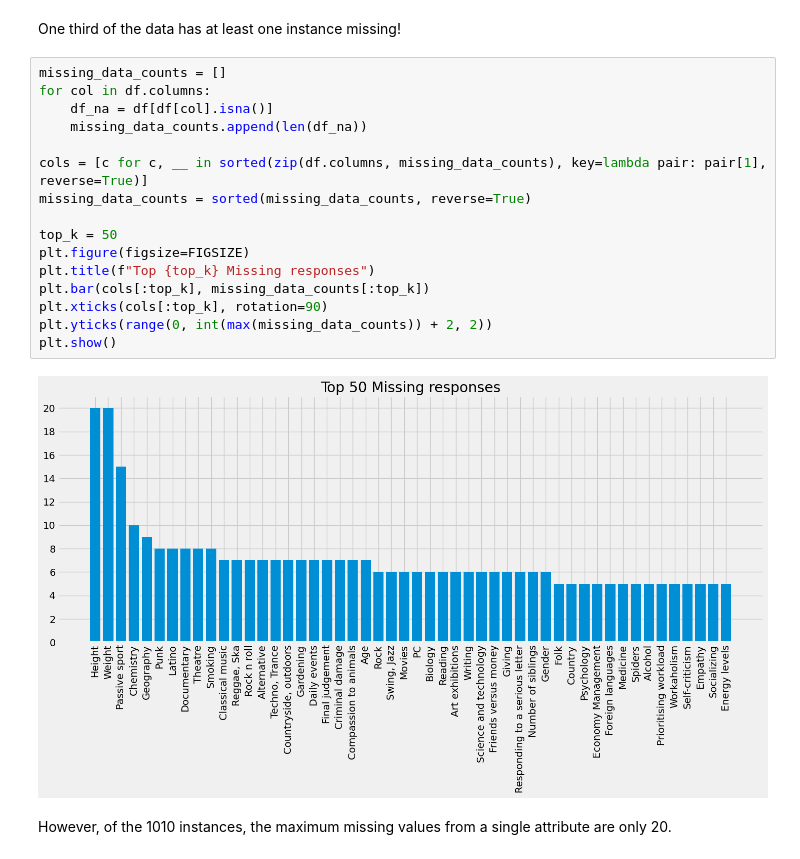
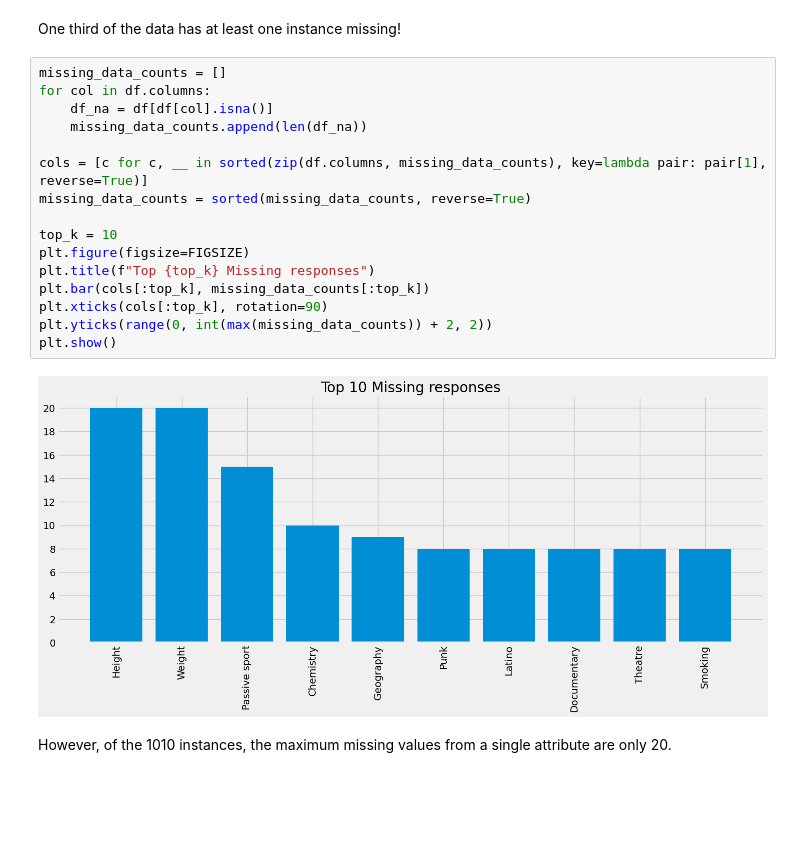
Before and after one commit to Armagaan/young-people-today, a Jupyter notebook: src/missing_value.ipynb, the cells around one changed output. Saved outputs shown, nothing was run; the diff lists cells and outputs as text; blank space fills up the shorter version.

```diff
--- a/src/missing_value.ipynb
+++ b/src/missing_value.ipynb
@@ -45,21 +45,21 @@ One third of the data has at least one instance missing!
 # %%
 missing_data_counts = []
 for col in df.columns:
     df_na = df[df[col].isna()]
     missing_data_counts.append(len(df_na))
 
 cols = [c for c, __ in sorted(zip(df.columns, missing_data_counts), key=lambda pair: pair[1], reverse=True)]
 missing_data_counts = sorted(missing_data_counts, reverse=True)
 
-top_k = 50
+top_k = 10
 plt.figure(figsize=FIGSIZE)
 plt.title(f"Top {top_k} Missing responses")
 plt.bar(cols[:top_k], missing_data_counts[:top_k])
 plt.xticks(cols[:top_k], rotation=90)
 plt.yticks(range(0, int(max(missing_data_counts)) + 2, 2))
 plt.show()
 # %% [output]
-[figure, old version]
+[figure, new version]
 # %% [markdown]
 However, of the 1010 instances, the maximum missing values from a single attribute are only 20.
 # %% [markdown]
```
Also changed, not shown: parts of 2 cells of this notebook, 5 other files.
